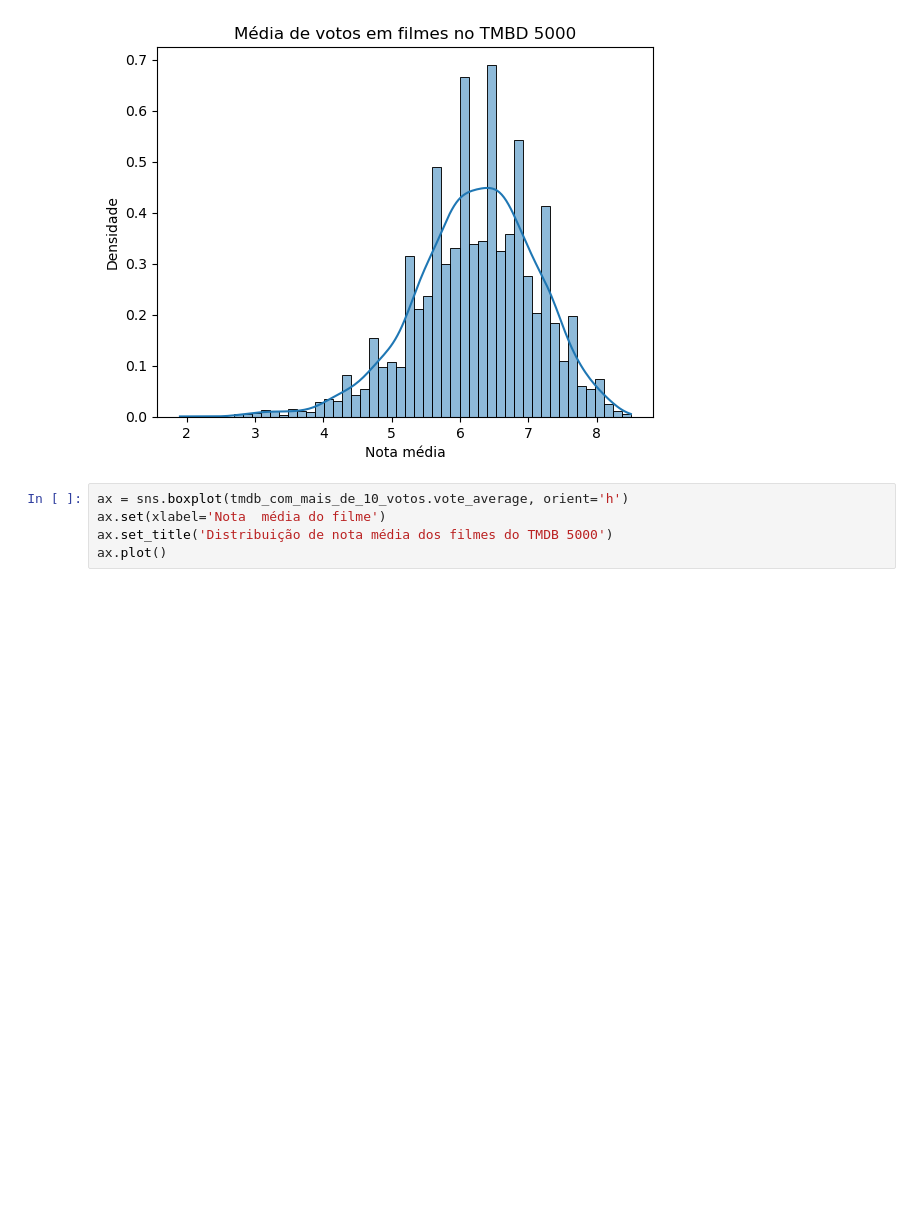
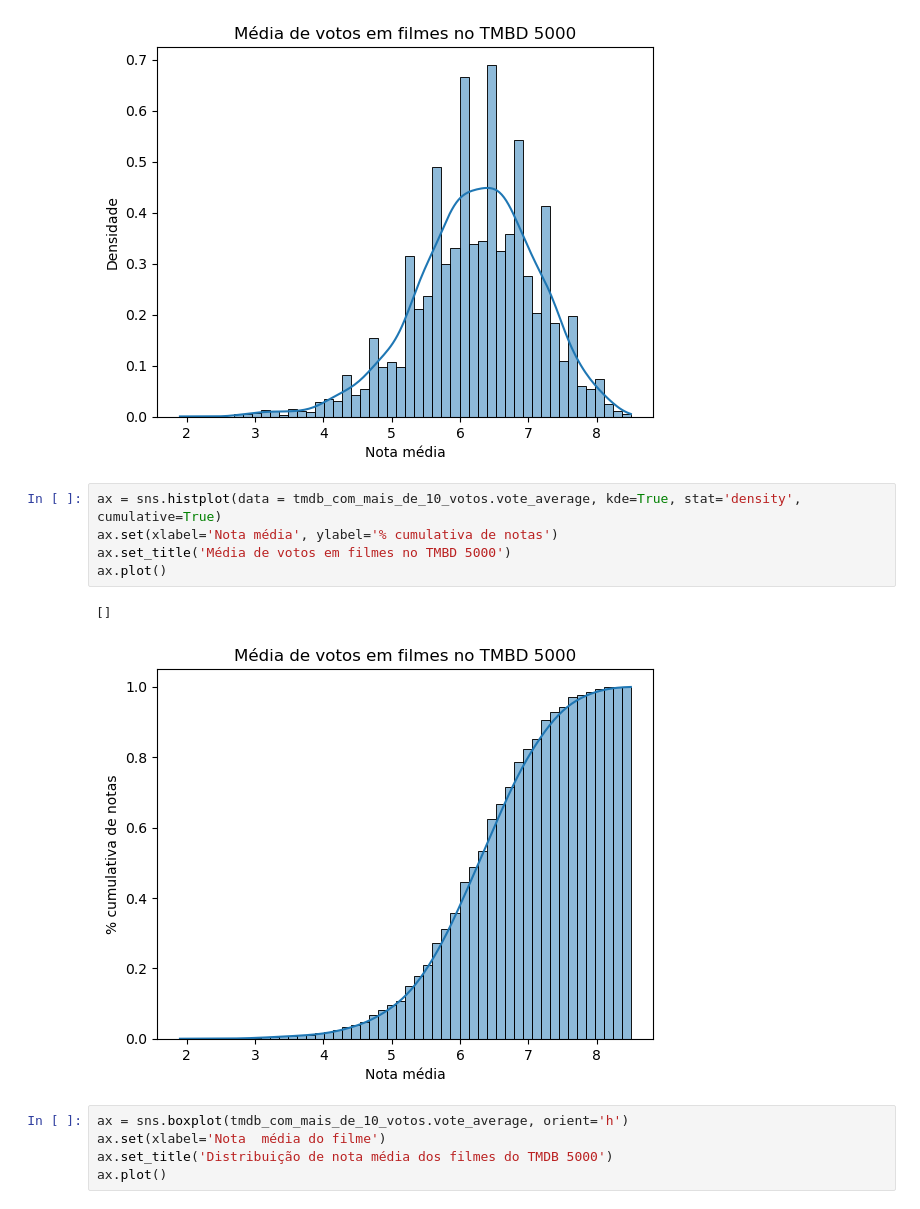
Before and after one commit to ledsouza/data-science-introducao-a-testes-estatisticos-com-python, a Jupyter notebook: DataScience_introducao_a_testes.ipynb, the cells around one changed output. Saved outputs shown, nothing was run; the diff lists cells and outputs as text; blank space fills up the shorter version.

```diff
--- a/DataScience_introducao_a_testes.ipynb
+++ b/DataScience_introducao_a_testes.ipynb
@@ -104,6 +104,14 @@ ax.plot()
 # %% [output]
 []
 [figure]
+# %%
+ax = sns.histplot(data = tmdb_com_mais_de_10_votos.vote_average, kde=True, stat='density', cumulative=True)
+ax.set(xlabel='Nota média', ylabel='% cumulativa de notas')
+ax.set_title('Média de votos em filmes no TMBD 5000')
+ax.plot()
+# %% [output]
+[]
+[figure, added]
 # %%
 ax = sns.boxplot(tmdb_com_mais_de_10_votos.vote_average, orient='h')
 ax.set(xlabel='Nota  média do filme')
```
Also changed, not shown: parts of 1 cell of this notebook.
